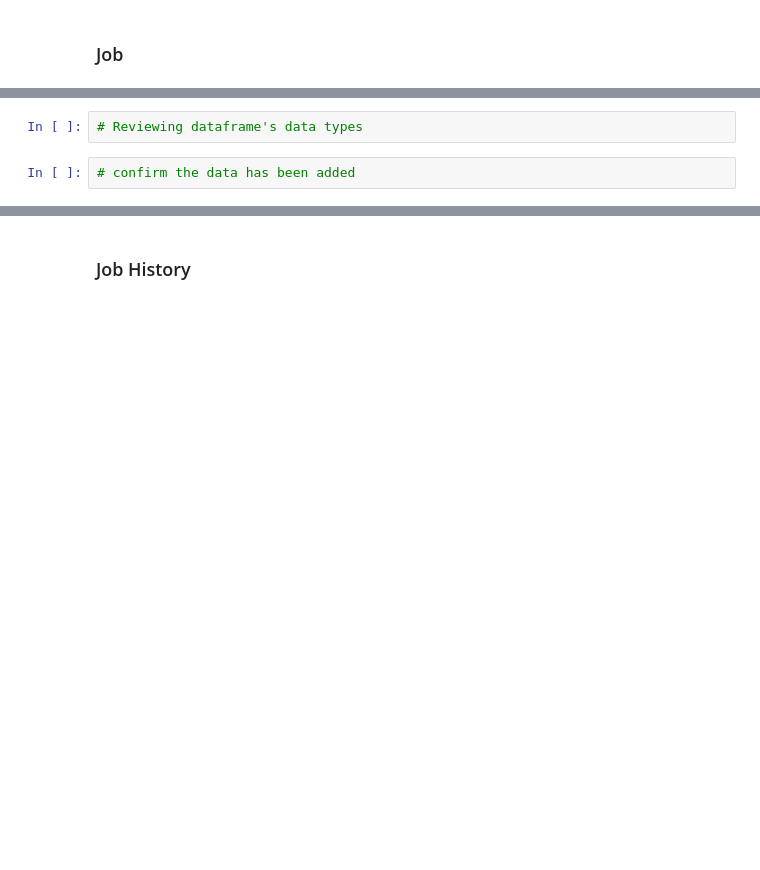
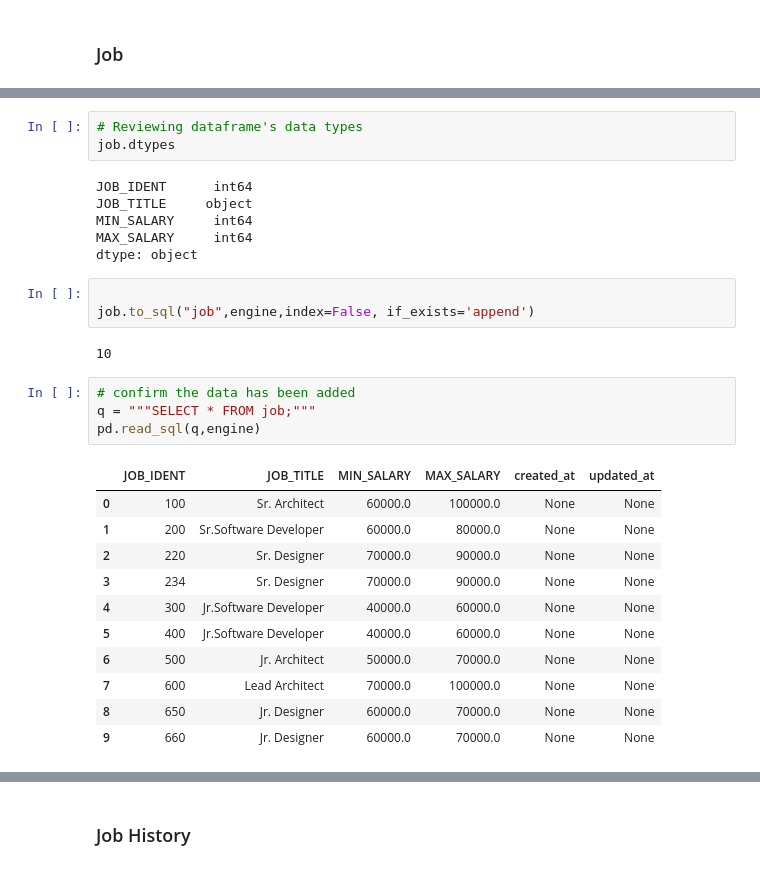
Before and after one commit to coding-dojo-data-science/data-enrichment-wk10-L2-database-adminstration, a Jupyter notebook: Database Admin CodeAlong.ipynb, the cells around one changed output, grey strips where cells are left out. Drawn from its saved outputs; the diff is of its cells as text; blank space fills up the shorter version.

```diff
--- a/Database Admin CodeAlong.ipynb
+++ b/Database Admin CodeAlong.ipynb
@@ -137,6 +474,32 @@ job_history.head()
 # %%
 # Reviewing dataframe's data types
+job.dtypes
+# %% [output]
+JOB_IDENT      int64
+JOB_TITLE     object
+MIN_SALARY     int64
+MAX_SALARY     int64
+dtype: object
+# %%
+
+job.to_sql("job",engine,index=False, if_exists='append')
+# %% [output]
+10
 # %%
 # confirm the data has been added
+q = """SELECT * FROM job;"""
+pd.read_sql(q,engine)
+# %% [output]
+|  | JOB_IDENT | JOB_TITLE | MIN_SALARY | MAX_SALARY | created_at | updated_at |
+| 0 | 100 | Sr. Architect | 60000.0 | 100000.0 | None | None |
+| 1 | 200 | Sr.Software Developer | 60000.0 | 80000.0 | None | None |
+| 2 | 220 | Sr. Designer | 70000.0 | 90000.0 | None | None |
+| 3 | 234 | Sr. Designer | 70000.0 | 90000.0 | None | None |
+| 4 | 300 | Jr.Software Developer | 40000.0 | 60000.0 | None | None |
+| 5 | 400 | Jr.Software Developer | 40000.0 | 60000.0 | None | None |
+| 6 | 500 | Jr. Architect | 50000.0 | 70000.0 | None | None |
+| 7 | 600 | Lead Architect | 70000.0 | 100000.0 | None | None |
+| 8 | 650 | Jr. Designer | 60000.0 | 70000.0 | None | None |
+| 9 | 660 | Jr. Designer | 60000.0 | 70000.0 | None | None |
 # %%
 # check the describe again to confirm no changes
```
Also changed, not shown: parts of 52 cells of this notebook, 2 other files.
